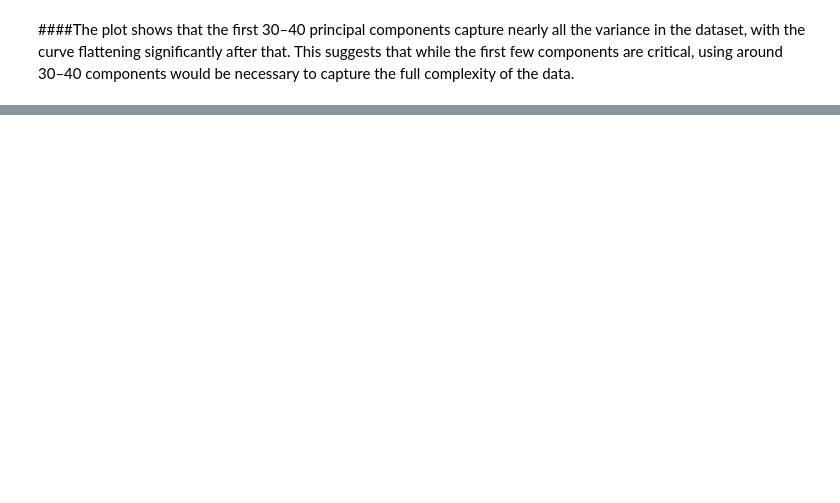
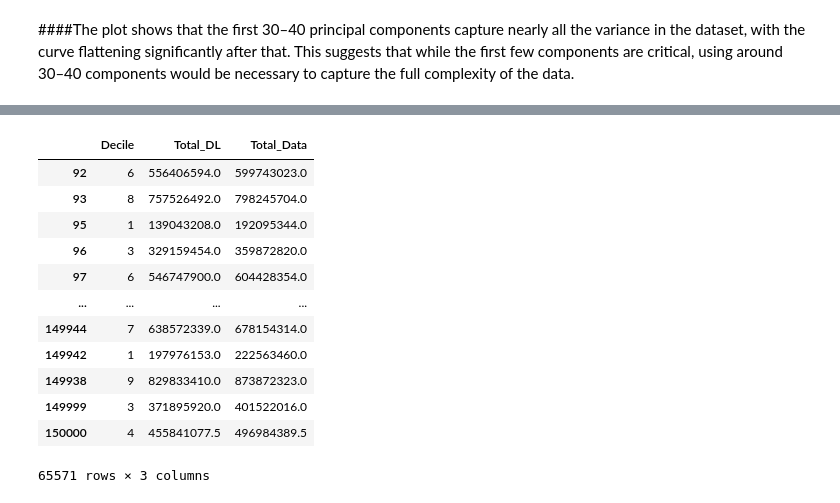
Before and after one commit to santoshdhalwalkar/Telecommunication, a Jupyter notebook: Telecommunication.ipynb, the cells around one changed output, grey strips where cells are left out. Drawn from its saved outputs; the diff is of its cells as text; code cells hidden in the pictures; blank space fills up the shorter version.

```diff
--- a/Telecommunication.ipynb
+++ b/Telecommunication.ipynb
@@ -902,3 +888,40 @@ Explained variance ratio for all components: [1.20162723e-01 7.25989561e-02 6.42
 ####The plot shows that the first 30–40 principal components capture nearly all the variance in the dataset, with the curve flattening significantly after that. This suggests that while the first few components are critical, using around 30–40 components would be necessary to capture the full complexity of the data.
 # %%
 df.to_csv("/content/drive/MyDrive/tele_cleandata.csv")
+# %%
+from sklearn.ensemble import RandomForestRegressor  # Change to RandomForestRegressor
+from sklearn.model_selection import train_test_split
+from sklearn.preprocessing import LabelEncoder
+# Specify the target column
+target_column = 'Total_Data'  # Replace with the actual name of your target column
+
+# Separate features and target
+X = df.drop(columns=[target_column])
+y = df[target_column]
+
+# Split data into training and test sets
+X_train, X_test, y_train, y_test = train_test_split(X, y, test_size=0.2, random_state=42)
+
+# Train a RandomForestRegressor model
+model = RandomForestRegressor(n_estimators=100, random_state=42)  # Changed to RandomForestRegressor
+model.fit(X_train, y_train)
+
+# Get feature importances
+importances = model.feature_importances_
+feature_names = X.columns
+
+# Create a DataFrame to hold feature importances
+importance_df = pd.DataFrame({'Feature': feature_names, 'Importance': importances})
+importance_df = importance_df.sort_values(by='Importance', ascending=False)
+
+# Display the feature importances
+print(importance_df)
+
+# Drop features with importance lower than a threshold
+importance_threshold = 0.05  # Adjust this threshold based on your needs
+to_keep = importance_df[importance_df['Importance'] > importance_threshold]['Feature']
+df_cleaned = df[to_keep]
+df_cleaned[target_column] = y
+
+# Save the cleaned dataset
+df_cleaned.to_csv('/content/drive/MyDrive/cleaned_feature_importance.csv', index=False)
@@ -904,0 +944,16 @@ df.to_csv("/content/drive/MyDrive/tele_cleandata.csv")
+# %%
+df_cleaned
+# %% [output]
+|  | Decile | Total_DL | Total_Data |
+| 92 | 6 | 556406594.0 | 599743023.0 |
+| 93 | 8 | 757526492.0 | 798245704.0 |
+| 95 | 1 | 139043208.0 | 192095344.0 |
+| 96 | 3 | 329159454.0 | 359872820.0 |
+| 97 | 6 | 546747900.0 | 604428354.0 |
+| ... | ... | ... | ... |
+| 149944 | 7 | 638572339.0 | 678154314.0 |
+| 149942 | 1 | 197976153.0 | 222563460.0 |
+| 149938 | 9 | 829833410.0 | 873872323.0 |
+| 149999 | 3 | 371895920.0 | 401522016.0 |
+| 150000 | 4 | 455841077.5 | 496984389.5 |
+65571 rows × 3 columns
```
Also changed, not shown: parts of 14 cells of this notebook.
